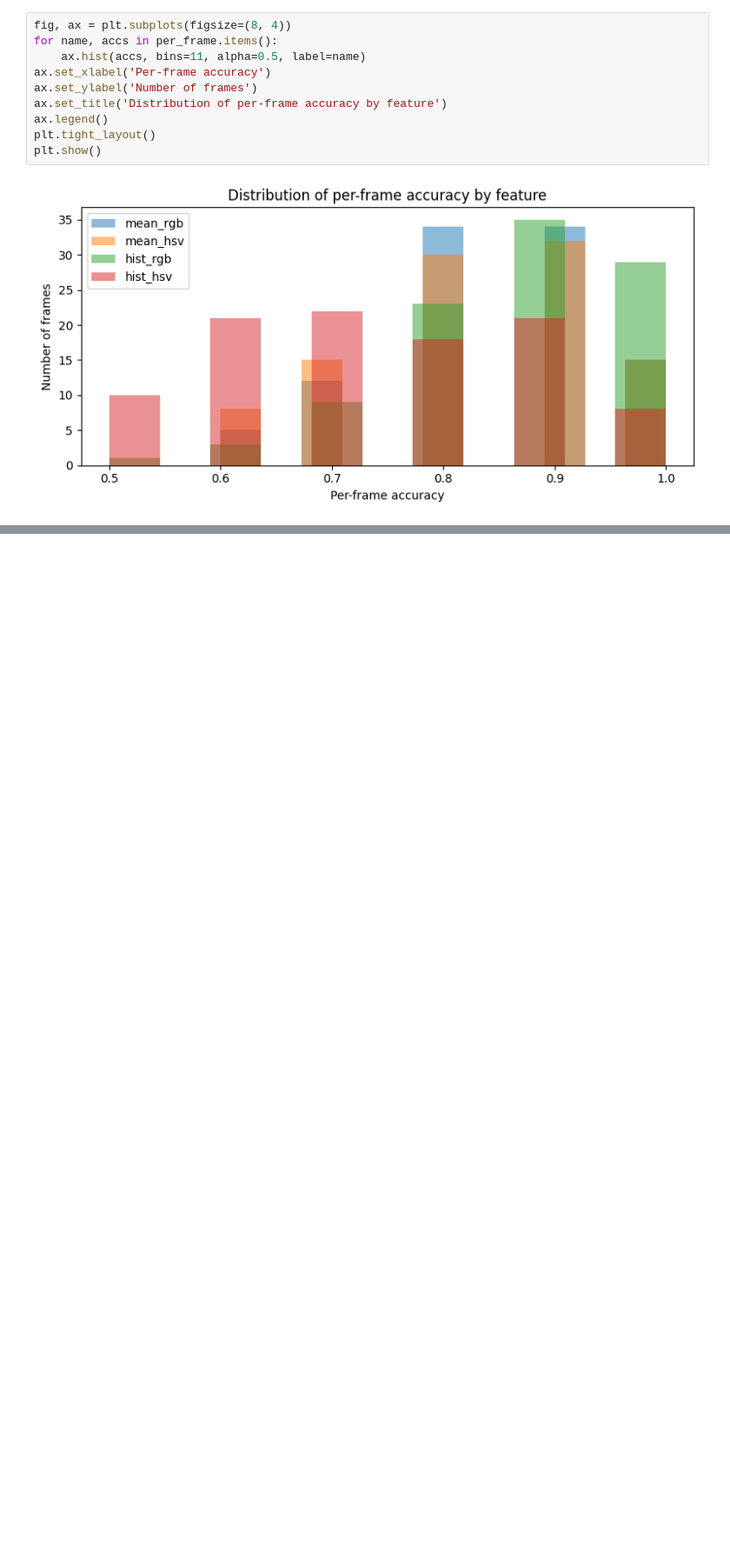
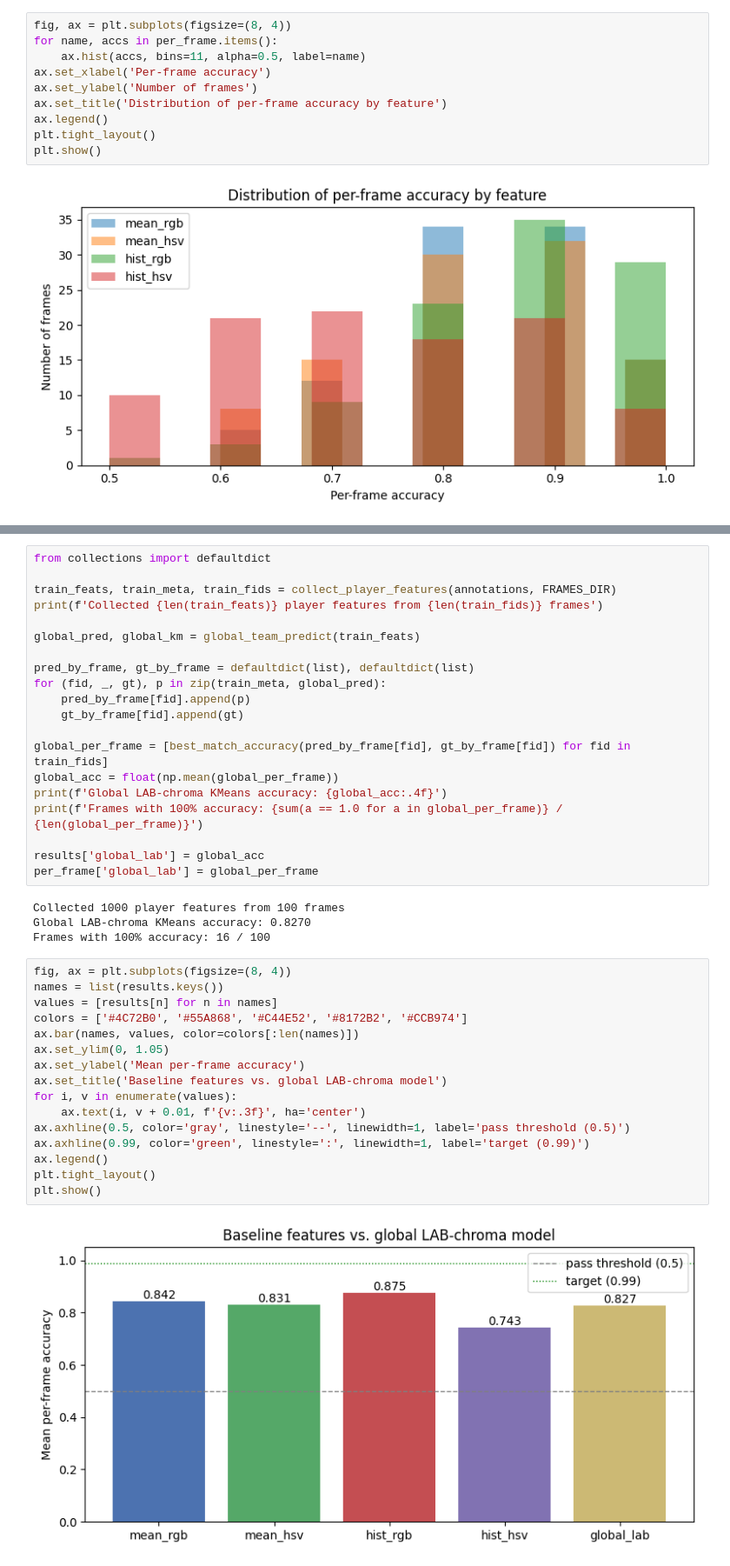
Before and after one commit to Time2Wall/cv, a Jupyter notebook: hometask_1.ipynb, the cells around one changed output, grey strips where cells are left out. Shown at 87% size. Cells and saved outputs as stored; diff of their text form; blank space fills up the shorter version.

```diff
--- a/hometask_1.ipynb
+++ b/hometask_1.ipynb
@@ -379 +449,43 @@ plt.show()
+# %%
+from collections import defaultdict
+
+train_feats, train_meta, train_fids = collect_player_features(annotations, FRAMES_DIR)
+print(f'Collected {len(train_feats)} player features from {len(train_fids)} frames')
+
+global_pred, global_km = global_team_predict(train_feats)
+
+pred_by_frame, gt_by_frame = defaultdict(list), defaultdict(list)
+for (fid, _, gt), p in zip(train_meta, global_pred):
+    pred_by_frame[fid].append(p)
+    gt_by_frame[fid].append(gt)
+
+global_per_frame = [best_match_accuracy(pred_by_frame[fid], gt_by_frame[fid]) for fid in train_fids]
+global_acc = float(np.mean(global_per_frame))
+print(f'Global LAB-chroma KMeans accuracy: {global_acc:.4f}')
+print(f'Frames with 100% accuracy: {sum(a == 1.0 for a in global_per_frame)} / {len(global_per_frame)}')
+
+results['global_lab'] = global_acc
+per_frame['global_lab'] = global_per_frame
+# %% [output]
+Collected 1000 player features from 100 frames
+Global LAB-chroma KMeans accuracy: 0.8270
+Frames with 100% accuracy: 16 / 100
+# %%
+fig, ax = plt.subplots(figsize=(8, 4))
+names = list(results.keys())
+values = [results[n] for n in names]
+colors = ['#4C72B0', '#55A868', '#C44E52', '#8172B2', '#CCB974']
+ax.bar(names, values, color=colors[:len(names)])
+ax.set_ylim(0, 1.05)
+ax.set_ylabel('Mean per-frame accuracy')
+ax.set_title('Baseline features vs. global LAB-chroma model')
+for i, v in enumerate(values):
+    ax.text(i, v + 0.01, f'{v:.3f}', ha='center')
+ax.axhline(0.5, color='gray', linestyle='--', linewidth=1, label='pass threshold (0.5)')
+ax.axhline(0.99, color='green', linestyle=':', linewidth=1, label='target (0.99)')
+ax.legend()
+plt.tight_layout()
+plt.show()
+# %% [output]
+[figure, added]
 # %% [markdown]
```
Also changed, not shown: parts of 5 cells of this notebook, 1 other file.
